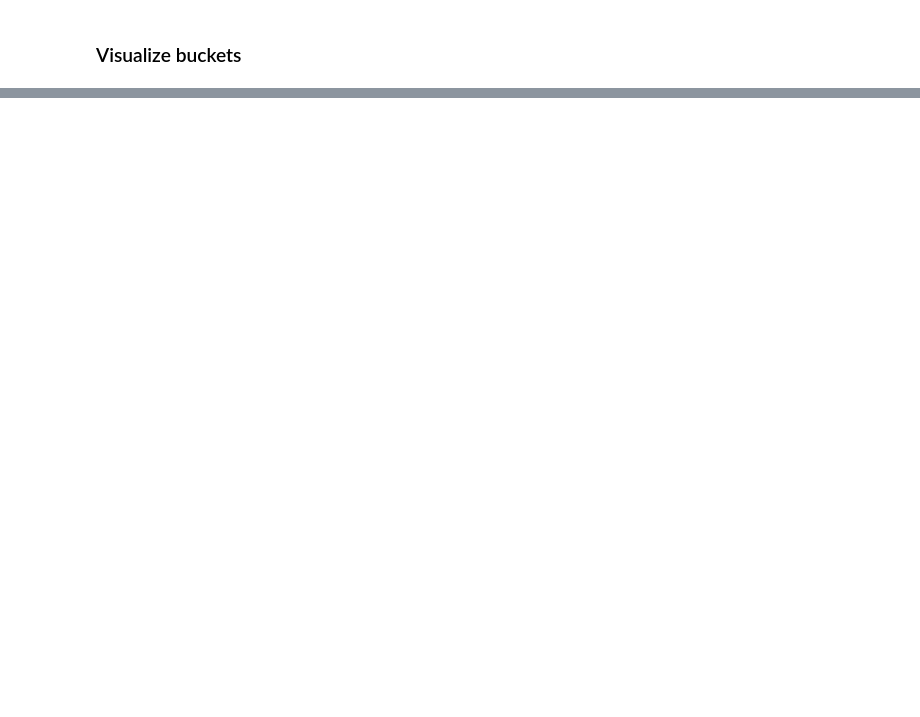
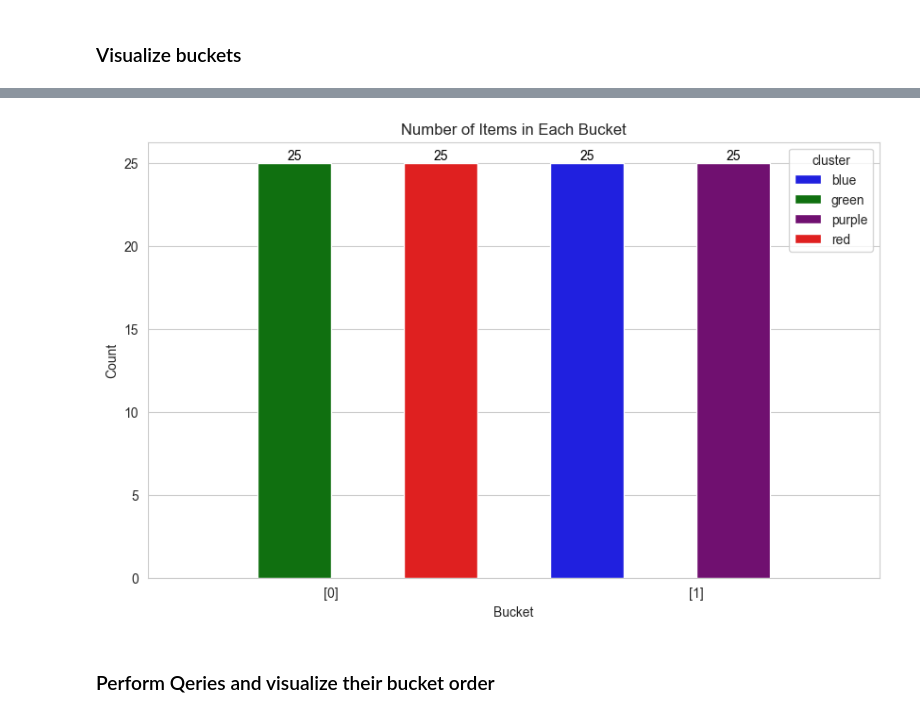
Before and after one commit to Zovi343/lvd, a Jupyter notebook: lmi_examples/query_synthetic.ipynb, the cells around one changed output, grey strips where cells are left out. Cells and saved outputs as stored; diff of their text form; code cells hidden in the pictures; blank space fills up the shorter version.

```diff
--- a/lmi_examples/query_synthetic.ipynb
+++ b/lmi_examples/query_synthetic.ipynb
@@ -36,11 +42,13 @@ collections = client.list_collections()
 if collections:
     client.delete_collection(collections[0].name)
 # %%
+n_categories = [2]
+
 index_configuraiton = {
     "lmi:epochs": "[200]",
     "lmi:model_types": "['MLP']",
     "lmi:lrs": "[0.01]",
-    "lmi:n_categories": "[2]",
+    "lmi:n_categories": f"{str(n_categories)}",
     "lmi:kmeans": "{'verbose': False, 'seed': 2023, 'nredo': 10}",
 }
 
@@ -65,31 +134,6 @@ bucket_assignment = collection.build_index()
 # %%
-# Map the ids in data to buckets using bucket_labels_new_format
-data['bucket'] = data['id'].map(lambda x: list(bucket_assignment.get(x, [])))
-
-# Aggregate data: Count the number of points from each cluster in each mapped bucket
-# First, we need to convert the list buckets to a string to be able to group them
-data['bucket_str'] = data['bucket'].apply(lambda x: str(x))
-bucket_cluster_counts = data.groupby(['bucket_str', 'cluster']).size().unstack(fill_value=0)
-
-# Prepare the data for plotting
-plot_data = bucket_cluster_counts.reset_index().melt(id_vars='bucket_str', var_name='cluster', value_name='count')
-
-# Create a palette that uses cluster names as colors
-palette = {cluster: cluster for cluster in data['cluster'].unique()}
-
-# Create the bar plot
-plt.figure(figsize=(10, 6))
-ax = sns.barplot(data=plot_data, x='bucket_str', y='count', hue='cluster', palette=palette)
-plt.title('Number of Items from Each Cluster in Each Bucket')
-plt.xlabel('Bucket')
-plt.ylabel('Count')
-
-# Annotate each bar with the count of elements
-for p in ax.patches:
-    bar_height = int(p.get_height())
-    if bar_height > 0:  # Only annotate bars with a height greater than zero
-        ax.annotate(f'{bar_height}', (p.get_x() + p.get_width() / 2., bar_height),
-                    ha='center', va='center', fontsize=10, color='black', xytext=(0, 5),
-                    textcoords='offset points')
-
-plt.show()
+plot_bucket_items(data, True)
+# %% [output]
+[figure, added]
+# %% [markdown]
+### Perform Qeries and visualize their bucket order
```
Also changed, not shown: parts of 14 cells of this notebook, 1 other file.
